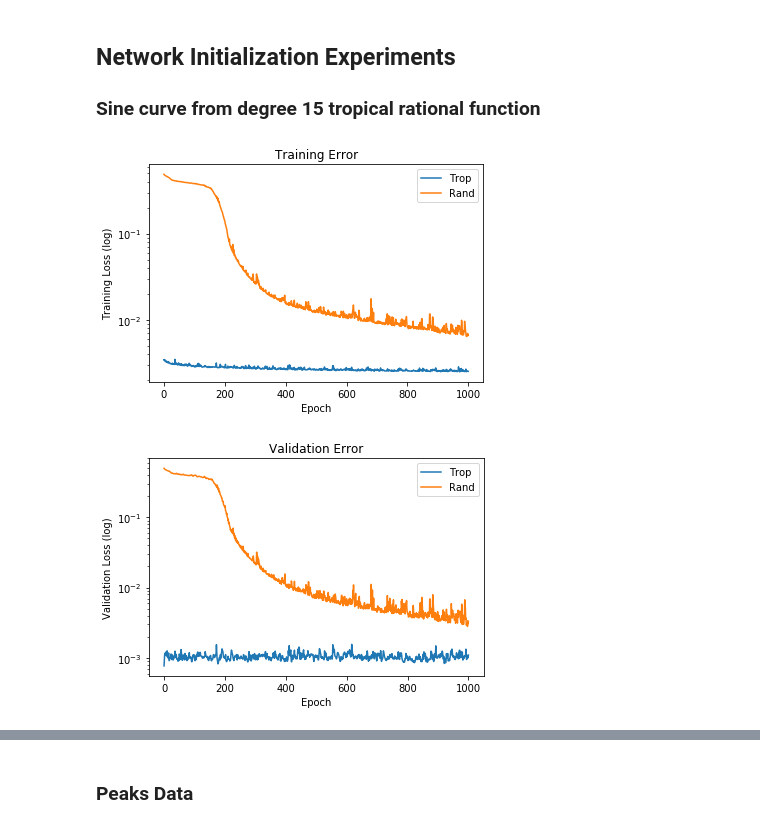
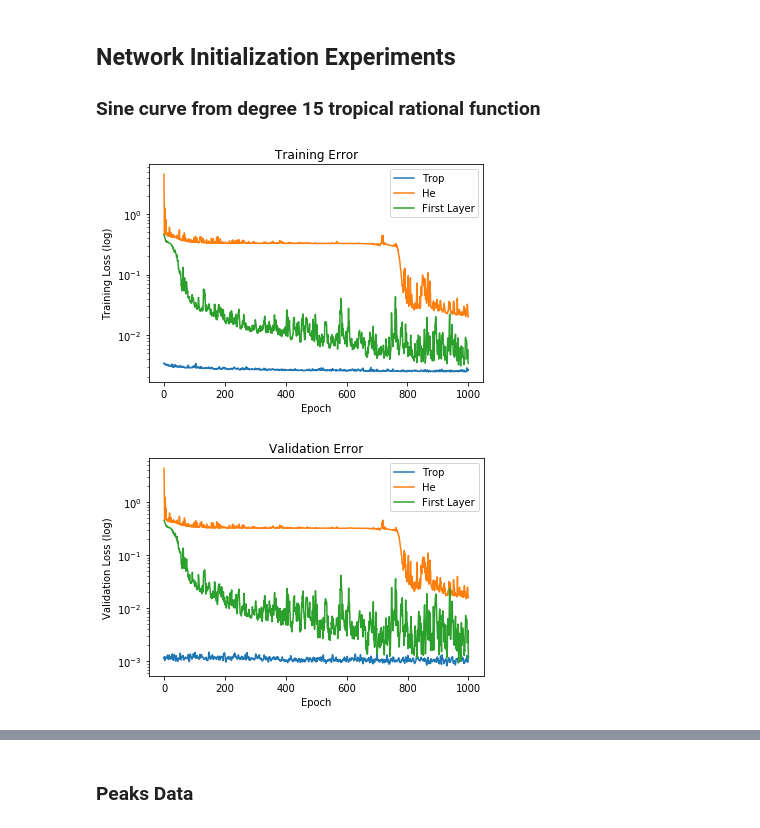
Before and after one commit to Alex-Dunbar/Tropical-Data, a Jupyter notebook: Experiments/Network Initialization.ipynb, the cells around one changed output, grey strips where cells are left out. Saved outputs shown, nothing was run; the diff lists cells and outputs as text; code cells hidden in the pictures.

```diff
--- a/Experiments/Network Initialization.ipynb
+++ b/Experiments/Network Initialization.ipynb
@@ -402,11 +402,18 @@ for t in range(n_epochs):
     Sin_Trop_Net_Val[t] = loss.item()
 
 
-#Randomly initialized network
+#He initialized network
 dont_initialize = 0
 Sin_Control_Net = TropicalNet("15sin_num.csv","15sin_den.csv","15sin_exps.csv",dont_initialize)
 
-learning_rate = 1e-3
+for i in range(0,len(Sin_Control_Net.linear_relu_stack),2):
+    torch.nn.init.kaiming_normal_(Sin_Control_Net.linear_relu_stack[i].weight,nonlinearity='relu')
+    torch.nn.init.zeros_(Sin_Control_Net.linear_relu_stack[i].bias)
+    #print(i)
+    #if i > 0:
+    #    torch.nn.init.kaiming_uniform_(Sin_Control_Net.linear_relu_stack[i].bias,nonlinearity='relu')
+
+learning_rate = 1e-2
 batch_size = 64
 
 loss_fn = nn.MSELoss()
@@ -421,36 +428,67 @@ Sin_Control_Net_init_pred = Sin_Control_Net(torch.from_numpy(x));
 loss = loss_fn(Sin_Control_Net_init_pred,torch.from_numpy(y))
 Sin_Control_Net_init_loss = loss.item()
 
 for t in range(n_epochs):
     Sin_Control_Net_loss[t] = train_loop(x,y,batch_size, Sin_Control_Net, loss_fn, Sin_Control_optimizer)
 
     #validation
     val_pred = Sin_Control_Net(val_x)
     loss = loss_fn(val_pred,val_y)
     Sin_Control_Net_Val[t] = loss.item()
 
+#First Layer random initialization
+dont_initialize = 0
+Sin_Control_Net_2 = TropicalNet("15sin_num.csv","15sin_den.csv","15sin_exps.csv",dont_initialize)
+
+
+learning_rate = 1e-2
+batch_size = 64
+
+loss_fn = nn.MSELoss()
+Sin_Control_optimizer_2 = torch.optim.Adam(Sin_Control_Net_2.parameters(), lr=learning_rate)
+
+n_epochs = 1000
+epochs = np.linspace(0,n_epochs, num = n_epochs)
+Sin_Control_Net_2_loss = np.zeros(n_epochs)
+Sin_Control_Net_2_Val  = np.zeros(n_epochs)
+
+Sin_Control_Net_2_init_pred = Sin_Control_Net(torch.from_numpy(x));
+loss = loss_fn(Sin_Control_Net_2_init_pred,torch.from_numpy(y))
+Sin_Control_Net_2_init_loss = loss.item()
+
+for t in range(n_epochs):
+    Sin_Control_Net_2_loss[t] = train_loop(x,y,batch_size, Sin_Control_Net_2, loss_fn, Sin_Control_optimizer_2)
+
+    #validation
+    val_pred = Sin_Control_Net_2(val_x)
+    loss = loss_fn(val_pred,val_y)
+    Sin_Control_Net_2_Val[t] = loss.item()
+
+
 
 fig, ax4 = plt.subplots()
 ax4.semilogy(epochs,Sin_Trop_Net_loss, label = 'Trop')
-ax4.semilogy(epochs,Sin_Control_Net_loss,label = 'Rand')
+ax4.semilogy(epochs,Sin_Control_Net_loss,label = 'He')
+ax4.semilogy(epochs,Sin_Control_Net_2_loss, label = 'First Layer')
 ax4.set_title('Training Error')
 ax4.set_xlabel('Epoch')
 ax4.set_ylabel('Training Loss (log)')
 ax4.legend()
 #plt.savefig('Sin15_train.pdf')
 plt.show()
 
 fig,ax5 = plt.subplots()
 ax5.semilogy(epochs,Sin_Trop_Net_Val, label = 'Trop')
-ax5.semilogy(epochs, Sin_Control_Net_Val,label = 'Rand')
+ax5.semilogy(epochs, Sin_Control_Net_Val,label = 'He')
+ax5.semilogy(epochs, Sin_Control_Net_2_Val,label = 'First Layer')
 ax5.set_title('Validation Error')
 ax5.set_xlabel('Epoch')
 ax5.set_ylabel('Validation Loss (log)')
 ax5.legend()
 #plt.savefig('Sin15_Test.pdf')
 plt.show()
 # %% [output]
-[figure, old version]
+[figure, new version]
-[figure, old version]
+[figure, new version]
 # %%
 #Save data to create tikz plots
```
Also changed, not shown: parts of 6 cells of this notebook.
